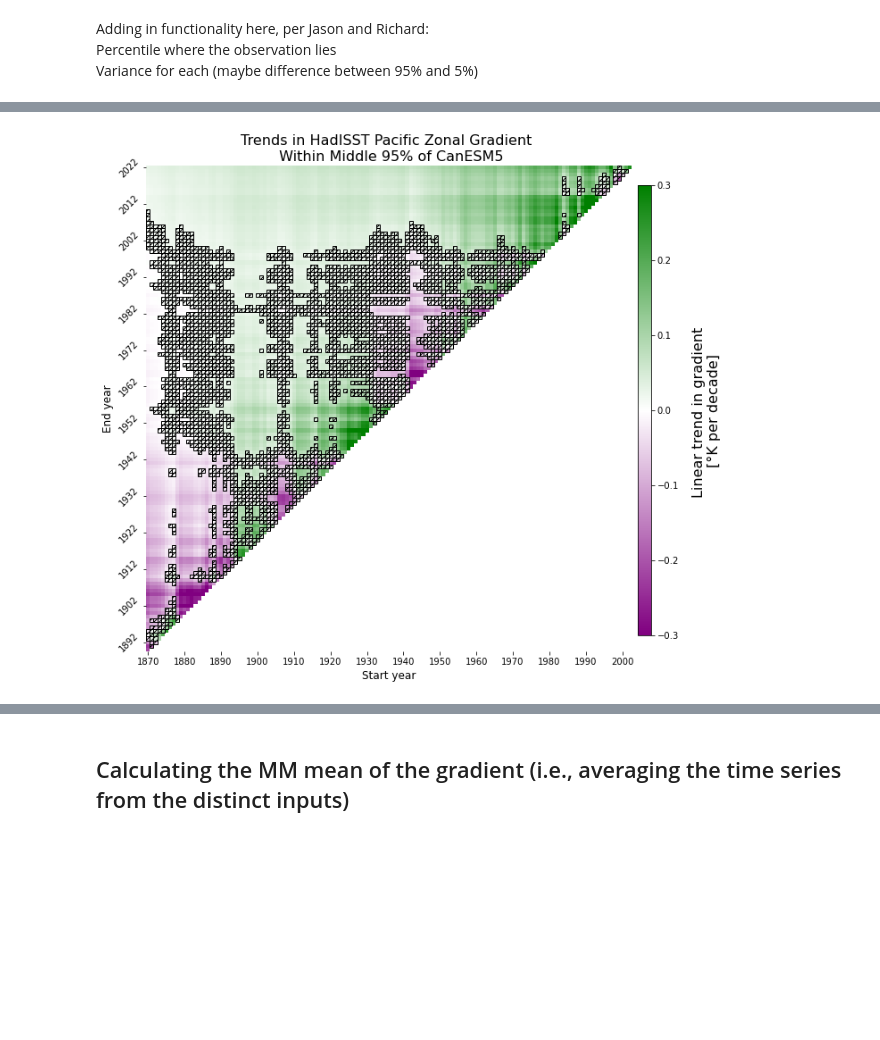
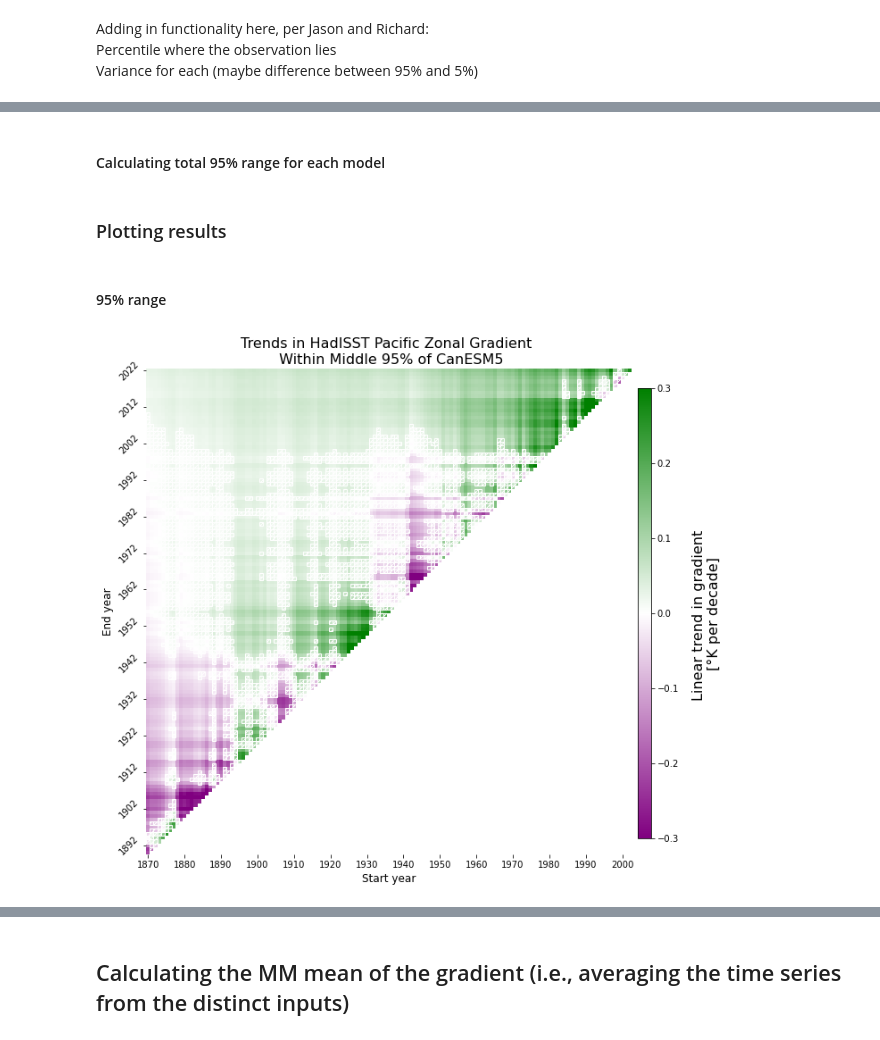
Before and after one commit to hanbyrne1995/gradient_project, a Jupyter notebook: LE_ModelRange_vs_Obs.ipynb, the cells around one changed output, grey strips where cells are left out. Saved outputs shown, nothing was run; the diff lists cells and outputs as text; code cells hidden in the pictures; blank space fills up the shorter version.

```diff
--- a/LE_ModelRange_vs_Obs.ipynb
+++ b/LE_ModelRange_vs_Obs.ipynb
@@ -296,0 +318,2 @@ dfObsInRange = dfObsInRange.loc[keepRows, :]
+# %% [markdown]
+#### Calculating total 95% range for each model
@@ -297,3 +330,7 @@ dfObsInRange = dfObsInRange.loc[keepRows, :]
+# %% [markdown]
+### Plotting results
+# %% [markdown]
+#### 95% range
 # %%
 # plotting a better overlapping map (i.e., with stippling)
 
@@ -313,32 +350,32 @@ vmin = -0.3
 vmax = -vmin
 
 # setting the colorbar
 colors = [(0,'purple'), (0.50,'white'), (1,'green')]
 cmap = mcolors.LinearSegmentedColormap.from_list('Purple_White_Green', colors)
 norm = mcolors.Normalize(vmin = vmin, vmax = vmax)
 
 fig = plt.figure(figsize = (10,10))
 
 ax = fig.add_subplot(111)
 ax.set_aspect('equal')
 plot = sns.heatmap(trendsHadDf, cmap = cmap, ax = ax, vmin = vmin, vmax = vmax, xticklabels = 10, yticklabels = 10, center = 0, cbar = False, norm = norm)
 plt.xticks(rotation=0)
 plt.yticks(rotation=45)
 title = 'Trends in HadISST Pacific Zonal Gradient \n Within Middle 95% of CanESM5'
 plt.title(title, fontsize = 16)
 plt.ylabel('End year', fontsize = 12)
 plt.xlabel('Start year', fontsize = 12)
 
 cbarAx = fig.add_axes([0.9, 0.15, 0.02, 0.7])
 colorBar = fig.colorbar(cm.ScalarMappable(norm = norm, cmap = cmap), cax = cbarAx)
 colorBar.set_label('Linear trend in gradient \n[°K per decade]', rotation = 90, labelpad = 15, fontsize = 16)
 
 # adding the stippling with a for loop
 for i, row in enumerate(dfObsInRange.values):
     for j, value in enumerate(row):
         if value == 1:
-            plot.add_patch(plt.Rectangle((j, i), 1, 1, fill=False, edgecolor='black', hatch='////'))
+            plot.add_patch(plt.Rectangle((j, i), 1, 1, fill=False, edgecolor='white', hatch='////'))
 
 plt.show()
 # %% [output]
-[figure, old version]
+[figure, new version]
```
Also changed, not shown: parts of 16 cells of this notebook.
